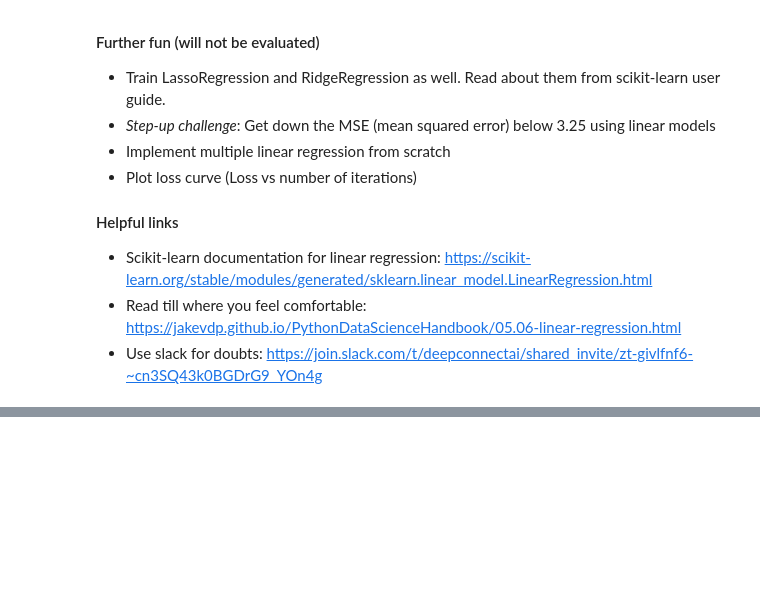
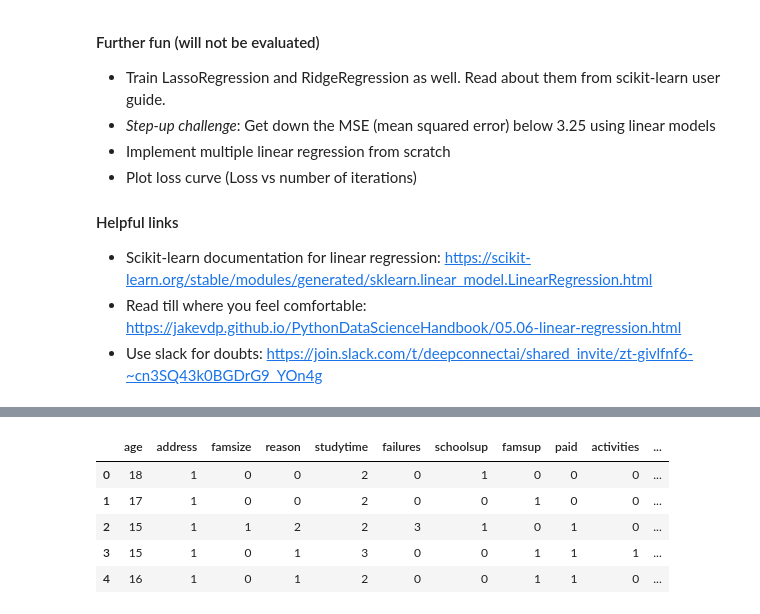
Before and after one commit to sparsh0427/BU_Semester_5, a Jupyter notebook: ECSE303L_AI_AND_ML/LABS/Week_2/task_2_multiple.ipynb, the cells around one changed output, grey strips where cells are left out. Cells and saved outputs as stored; diff of their text form; code cells hidden in the pictures; blank space fills up the shorter version.

```diff
--- a/ECSE303L_AI_AND_ML/LABS/Week_2/task_2_multiple.ipynb
+++ b/ECSE303L_AI_AND_ML/LABS/Week_2/task_2_multiple.ipynb
@@ -81,0 +92,23 @@ orig_cols = data.columns
+# %%
+# Handle categorical values
+le = LabelEncoder()
+
+data['address']= le.fit_transform(data['address'])
+data['famsize']= le.fit_transform(data['famsize'])
+data['reason']= le.fit_transform(data['reason'])
+data['schoolsup']= le.fit_transform(data['schoolsup'])
+data['famsup']= le.fit_transform(data['famsup'])
+data['paid']= le.fit_transform(data['paid'])
+data['activities']= le.fit_transform(data['activities'])
+data['higher']= le.fit_transform(data['higher'])
+data['internet']= le.fit_transform(data['internet'])
+data['romantic']= le.fit_transform(data['romantic'])
+
+data.head()
+# %% [output]
+|  | age | address | famsize | reason | studytime | failures | schoolsup | famsup | paid | activities | ... |
+| 0 | 18 | 1 | 0 | 0 | 2 | 0 | 1 | 0 | 0 | 0 | ... |
+| 1 | 17 | 1 | 0 | 0 | 2 | 0 | 0 | 1 | 0 | 0 | ... |
+| 2 | 15 | 1 | 1 | 2 | 2 | 3 | 1 | 0 | 1 | 0 | ... |
+| 3 | 15 | 1 | 0 | 1 | 3 | 0 | 0 | 1 | 1 | 1 | ... |
+| 4 | 16 | 1 | 0 | 1 | 2 | 0 | 0 | 1 | 1 | 0 | ... |
```
Also changed, not shown: parts of 15 cells of this notebook, 1 other file.
